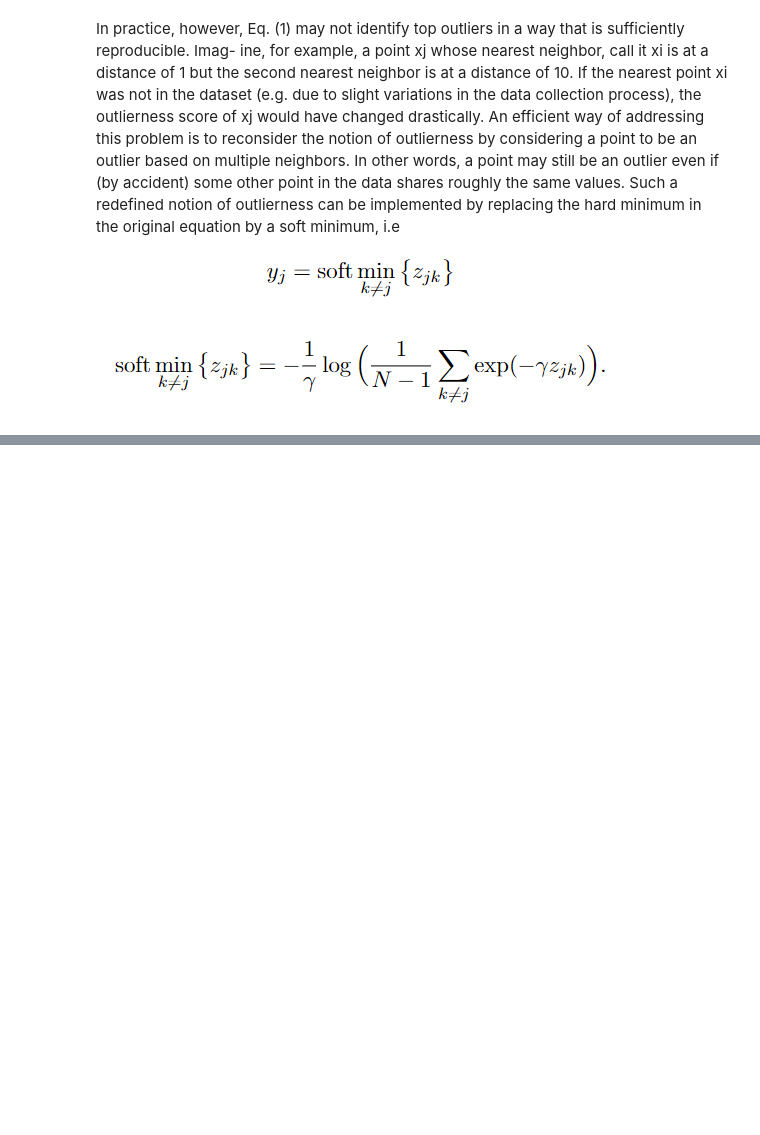
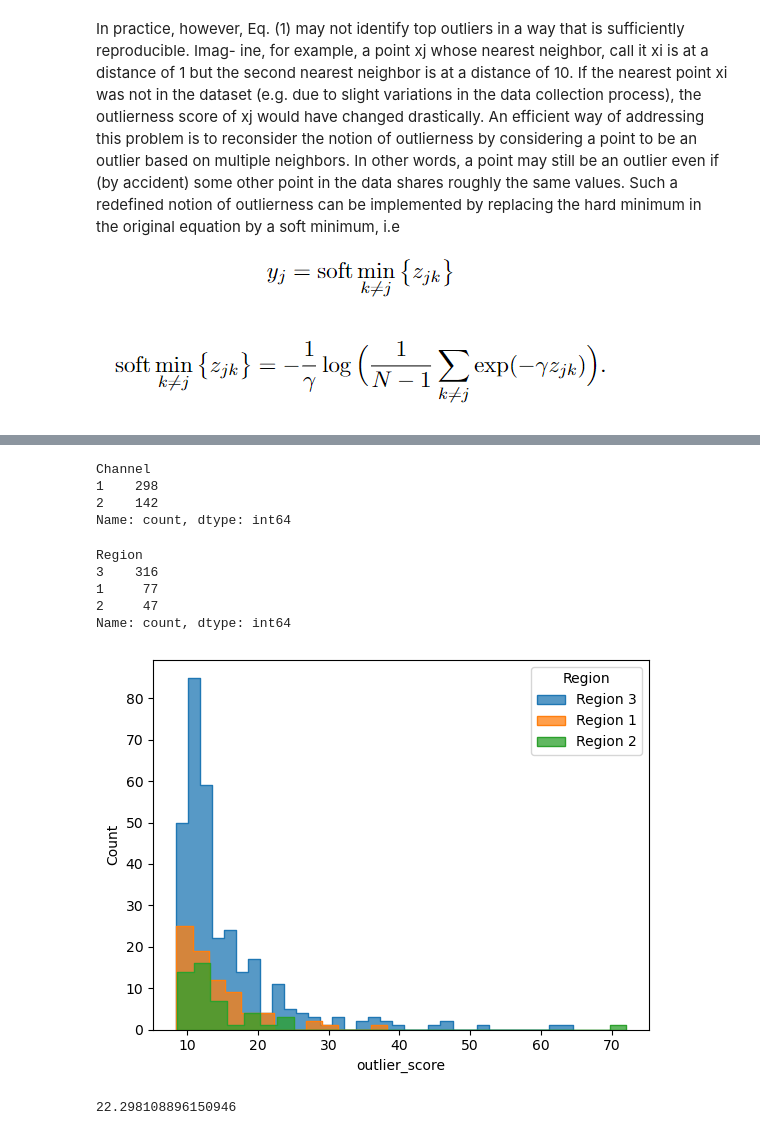
Before and after one commit to mertyaylacigit/ML-for-Data-Science, a Jupyter notebook: Part 1/Lab ML for Data Science - Part I.ipynb, the cells around one changed output, grey strips where cells are left out. Saved outputs shown, nothing was run; the diff lists cells and outputs as text; code cells hidden in the pictures; blank space fills up the shorter version.

```diff
--- a/Part 1/Lab ML for Data Science - Part I.ipynb
+++ b/Part 1/Lab ML for Data Science - Part I.ipynb
@@ -437,0 +292,29 @@ ValueError: Can only compare identically-labeled (both index and columns) DataFr
+# %%
+data_log_anomaly.iloc[:,0].value_counts()
+# %% [output]
+Channel
+1    298
+2    142
+Name: count, dtype: int64
+# %%
+data_log_anomaly.iloc[:,1].value_counts()
+# %% [output]
+Region
+3    316
+1     77
+2     47
+Name: count, dtype: int64
+# %%
+def plot_different_subsets(df):
+    for i in df.iloc[:,1].value_counts().index:
+        subset = df[df["Region"] == i]
+        sns.histplot(subset["outlier_score"], label=f'Region {i}', element='step')
+    plt.legend(title="Region")
+
+plot_different_subsets(data_log_anomaly)
+# %% [output]
+[figure, added]
+# %%
+data_log_anomaly["outlier_score"].quantile(.9)
+# %% [output]
+22.298108896150946
```
Also changed, not shown: parts of 35 cells of this notebook.
